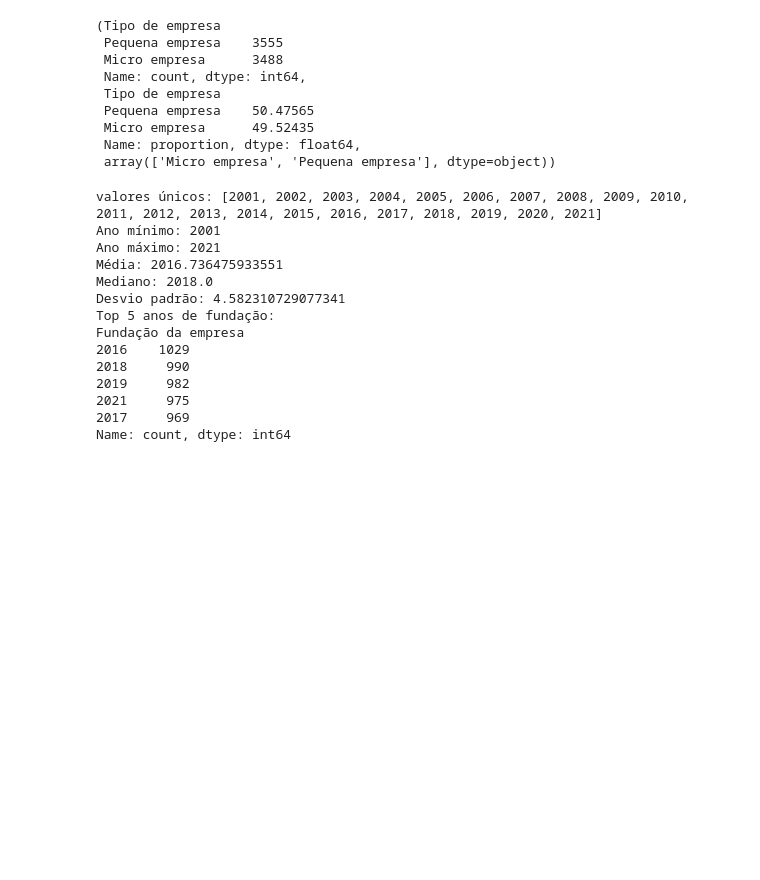
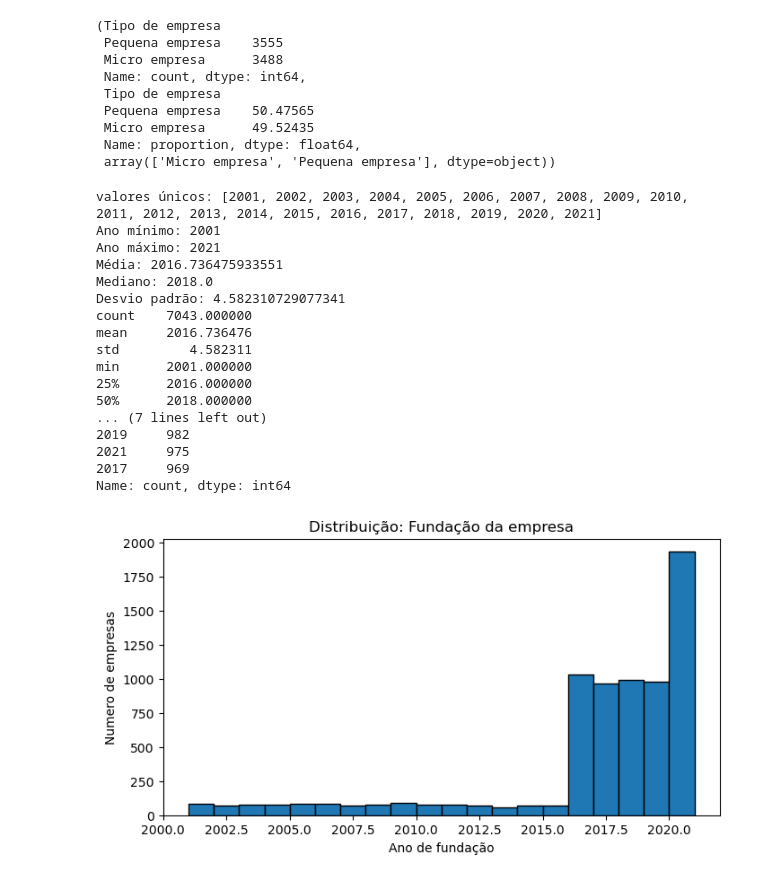
Before and after one commit to jrcomitre/analise-de-churn, a Jupyter notebook: churn.ipynb, the cells around one changed output. Drawn from its saved outputs; the diff is of its cells as text; code cells hidden in the pictures; blank space fills up the shorter version.

Commit message:
feat: Histograma de concentração

```diff
--- a/churn.ipynb
+++ b/churn.ipynb
@@ -137,31 +137,45 @@ abs_freq, rel_freq, valores_unicos
 # %%
 # Fundação da Empresa
 
 col = 'Fundação da empresa'
 anos = df[col]
 print("valores únicos:", sorted(anos.unique()))
 print('Ano mínimo:', anos.min())
 print('Ano máximo:', anos.max())
 print('Média:', anos.mean())
 print('Mediano:', anos.median())
 print('Desvio padrão:', anos.std())
 
+print(anos.describe())
+
 # Frequência dos anos comuns (top 5)
 top_anos = anos.value_counts().head(5)
 print('Top 5 anos de fundação:')
 print(top_anos)
+
+# Histograma para ver a concentração
+plt.figure(figsize=(8,4))
+plt.hist(anos, bins=20, edgecolor='black')
+plt.title('Distribuição: Fundação da empresa')
+plt.xlabel('Ano de fundação')
+plt.ylabel('Numero de empresas')
+plt.show()
 # %% [output]
 valores únicos: [2001, 2002, 2003, 2004, 2005, 2006, 2007, 2008, 2009, 2010, 2011, 2012, 2013, 2014, 2015, 2016, 2017, 2018, 2019, 2020, 2021]
 Ano mínimo: 2001
 Ano máximo: 2021
 Média: 2016.736475933551
 Mediano: 2018.0
 Desvio padrão: 4.582310729077341
-Top 5 anos de fundação:
-Fundação da empresa
-2016    1029
-2018     990
+count    7043.000000
+mean     2016.736476
+std         4.582311
+min      2001.000000
+25%      2016.000000
+50%      2018.000000
+... (7 lines left out)
 2019     982
 2021     975
 2017     969
 Name: count, dtype: int64
+[figure, added]
```
